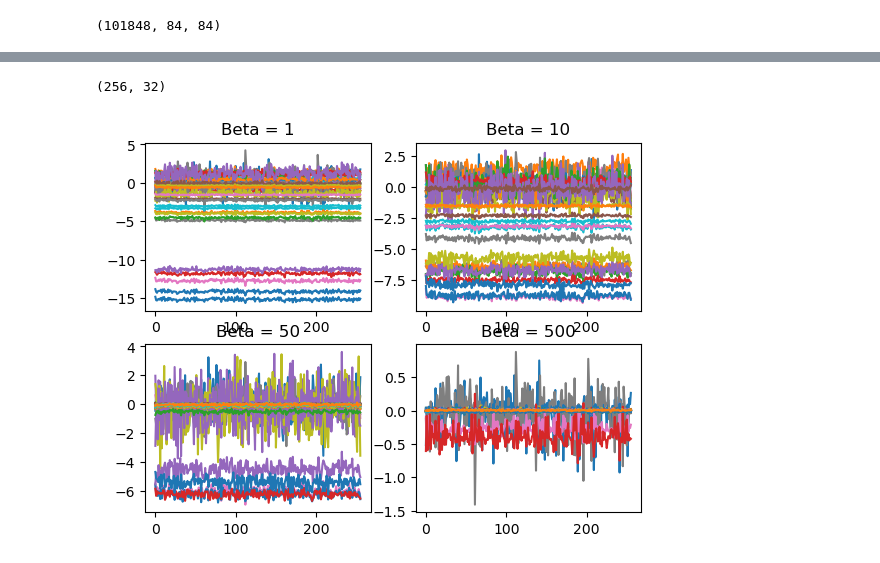
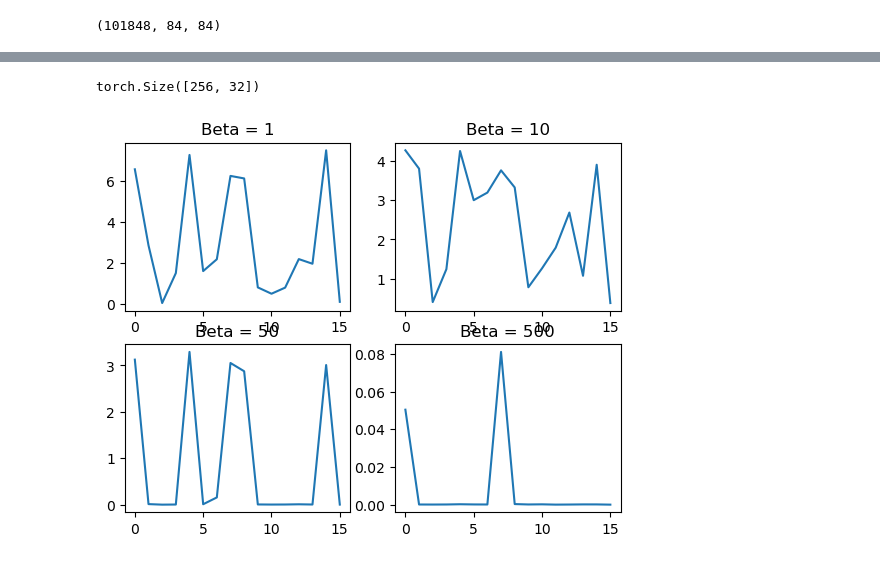
Before and after one commit to ericschreiber/Bachelorarbeit-Disentanglement-in-Reinforcement-Learning, a Jupyter notebook: Latent spaces Beta Changing.ipynb, the cells around one changed output, grey strips where cells are left out. Drawn from its saved outputs; the diff is of its cells as text; code cells hidden in the pictures.

```diff
--- a/Latent spaces Beta Changing.ipynb
+++ b/Latent spaces Beta Changing.ipynb
@@ -113,25 +114,41 @@ tensor([[-4.5792e-01, -4.0121e-02,  3.5447e-02,  ..., -2.2419e-01,
-# %%
-enco1 = enco1.detach().cpu().numpy()
-enco10 = enco10.detach().cpu().numpy()
-enco50 = enco50.detach().cpu().numpy()
-enco500 = enco500.detach().cpu().numpy()
 # %%
 print(enco10.shape)
 # %% [output]
-(256, 32)
+torch.Size([256, 32])
+# %%
+enco1 = enco1.detach().cpu()
+enco10 = enco10.detach().cpu()
+enco50 = enco50.detach().cpu()
+enco500 = enco500.detach().cpu()
+# %%
+def compute_gaussian_kl(z_mean, z_logvar):
+    return np.mean(0.5 * (np.square(z_mean) + np.exp(z_logvar) - z_logvar - 1), axis=0)
+
+def computeIt(enco):
+    x = enco.view(-1, 2, features)
+    # get `mu` and `log_var`
+    mu = x[:, 0, :] # the first feature values as mean
+    log_var = x[:, 1, :]
+
+    return compute_gaussian_kl(mu.detach().cpu().numpy(), log_var.detach().cpu().numpy())
+# %%
+KLenco1 = computeIt(enco1)
+KLenco10 = computeIt(enco10)
+KLenco50 = computeIt(enco50)
+KLenco500 = computeIt(enco500)
 # %%
 figure, axis = plt.subplots(2,2)
 
-axis[0,0].plot(enco1)
+axis[0,0].plot(KLenco1)
 axis[0,0].set_title( 'Beta = 1')
-axis[0,1].plot(enco10)
+axis[0,1].plot(KLenco10)
 axis[0,1].set_title( 'Beta = 10')
-axis[1,0].plot(enco50)
+axis[1,0].plot(KLenco50)
 axis[1,0].set_title( 'Beta = 50')
-axis[1,1].plot(enco500)
+axis[1,1].plot(KLenco500)
 axis[1,1].set_title( 'Beta = 500')
 
 plt.show()
 # %% [output]
-[figure, old version]
+[figure, new version]
 # %%
```
Also changed, not shown: parts of 10 cells of this notebook, 10 other files.
